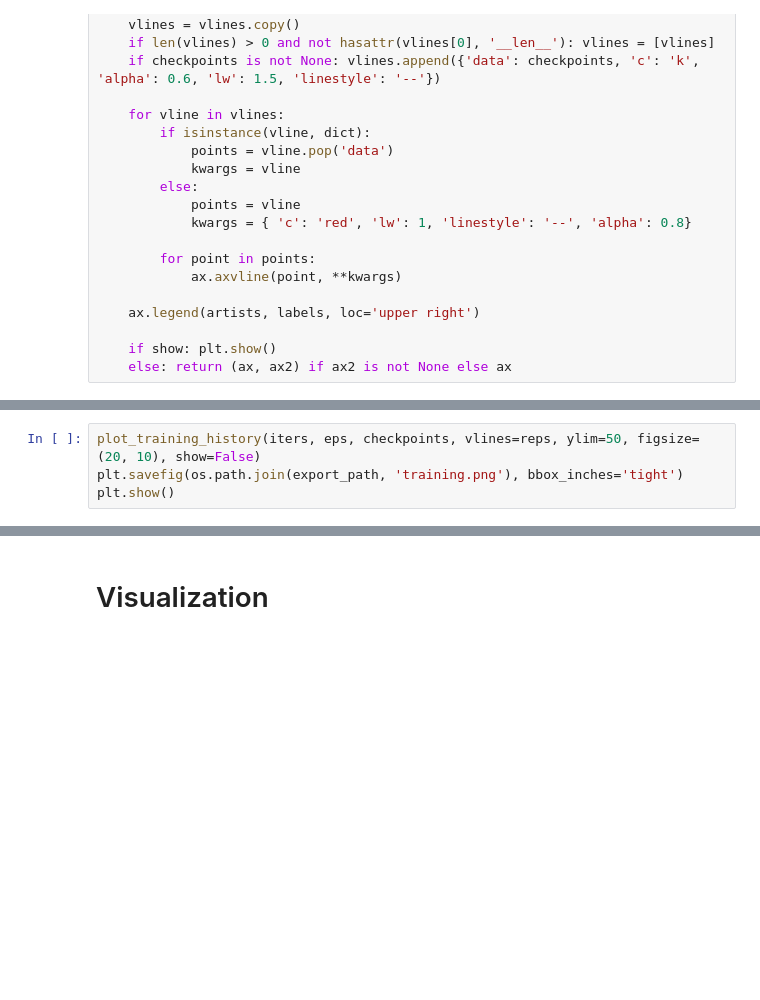
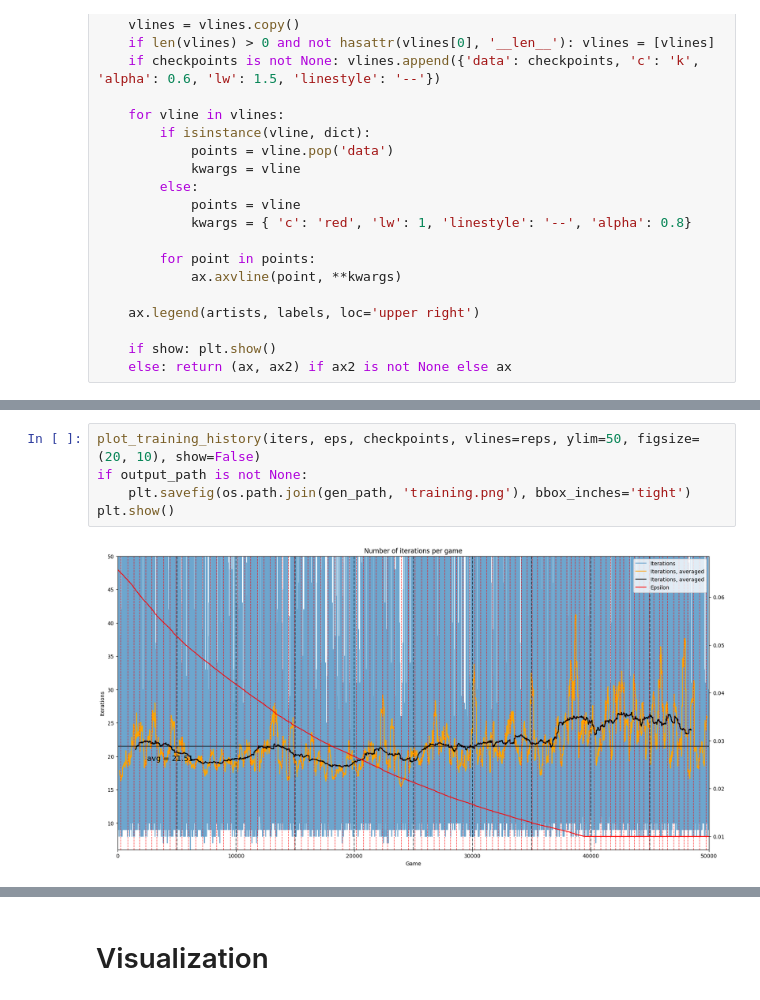
Before and after one commit to Sambura/DnD-RL-combat-agent, a Jupyter notebook: notebooks/ava_proto.ipynb, the cells around one changed output, grey strips where cells are left out. Drawn from its saved outputs; the diff is of its cells as text; blank space fills up the shorter version.

```diff
--- a/notebooks/ava_proto.ipynb
+++ b/notebooks/ava_proto.ipynb
@@ -252,5 +256,8 @@ plt.show()
 # %%
 plot_training_history(iters, eps, checkpoints, vlines=reps, ylim=50, figsize=(20, 10), show=False)
-plt.savefig(os.path.join(export_path, 'training.png'), bbox_inches='tight')
+if output_path is not None:
+    plt.savefig(os.path.join(gen_path, 'training.png'), bbox_inches='tight')
 plt.show()
+# %% [output]
+[figure, added]
 # %%
```
Also changed, not shown: parts of 16 cells of this notebook, 3 other files.
